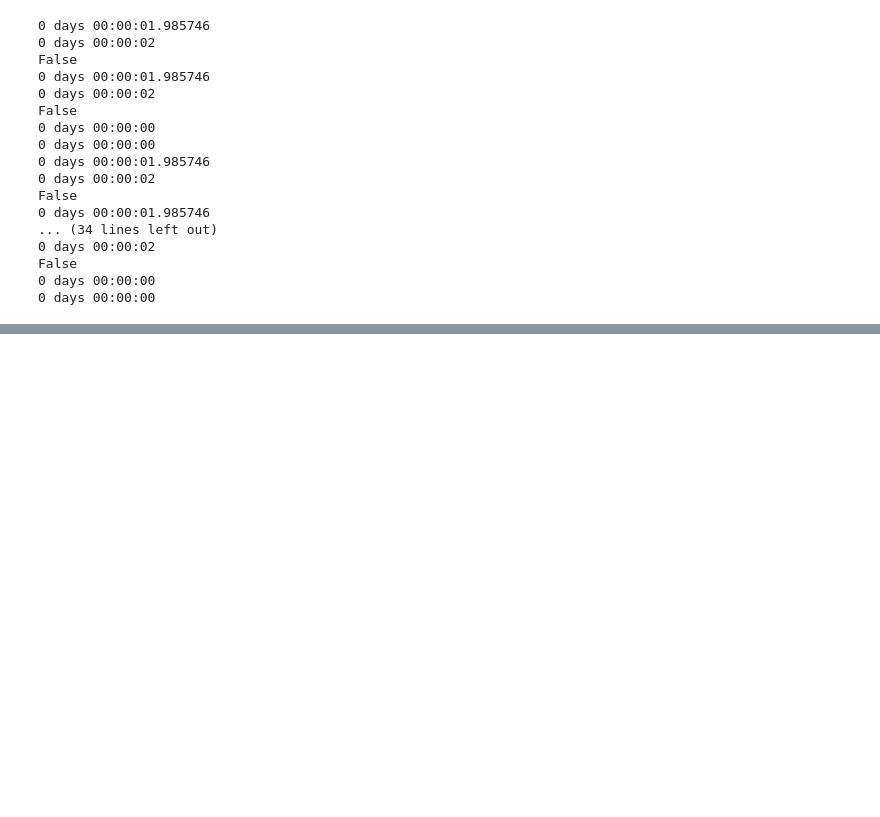
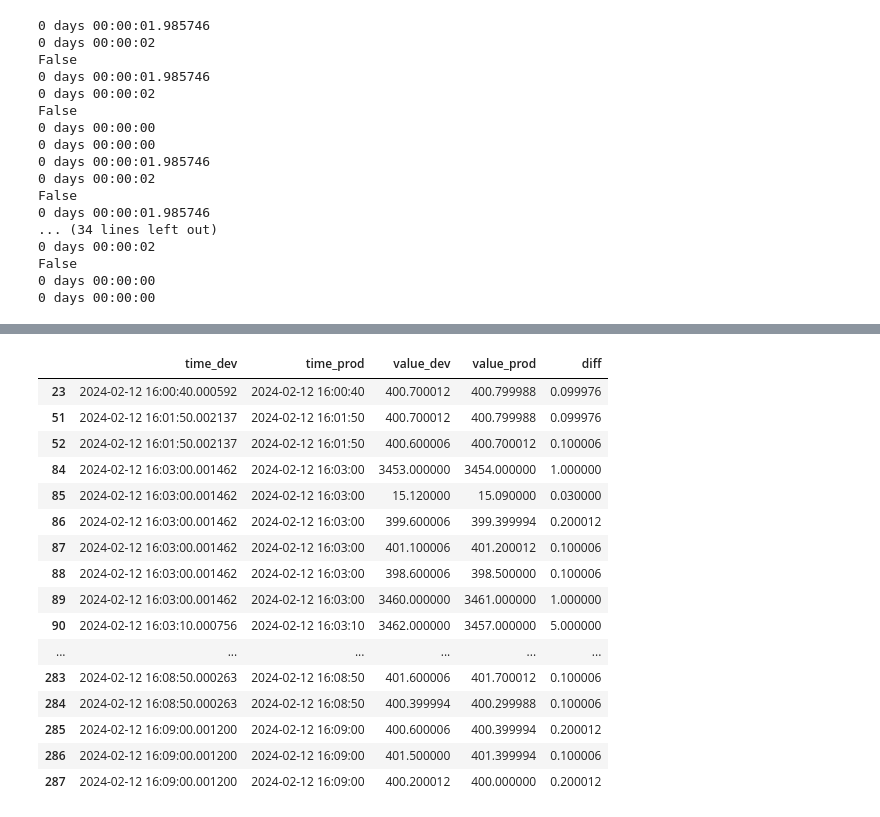
Before and after one commit to mateacvetkovic/Zavrsni-rad, a Jupyter notebook: usporedba/usporedba.ipynb, the cells around one changed output, grey strips where cells are left out. Cells and saved outputs as stored; diff of their text form; code cells hidden in the pictures; blank space fills up the shorter version.

```diff
--- a/usporedba/usporedba.ipynb
+++ b/usporedba/usporedba.ipynb
@@ -266,0 +320,20 @@ df
+# %%
+df[round(df['time_dev'].dt.second) == df['time_prod'].dt.second]
+# %% [output]
+|  | time_dev | time_prod | value_dev | value_prod | diff |
+| 23 | 2024-02-12 16:00:40.000592 | 2024-02-12 16:00:40 | 400.700012 | 400.799988 | 0.099976 |
+| 51 | 2024-02-12 16:01:50.002137 | 2024-02-12 16:01:50 | 400.700012 | 400.799988 | 0.099976 |
+| 52 | 2024-02-12 16:01:50.002137 | 2024-02-12 16:01:50 | 400.600006 | 400.700012 | 0.100006 |
+| 84 | 2024-02-12 16:03:00.001462 | 2024-02-12 16:03:00 | 3453.000000 | 3454.000000 | 1.000000 |
+| 85 | 2024-02-12 16:03:00.001462 | 2024-02-12 16:03:00 | 15.120000 | 15.090000 | 0.030000 |
+| 86 | 2024-02-12 16:03:00.001462 | 2024-02-12 16:03:00 | 399.600006 | 399.399994 | 0.200012 |
+| 87 | 2024-02-12 16:03:00.001462 | 2024-02-12 16:03:00 | 401.100006 | 401.200012 | 0.100006 |
+| 88 | 2024-02-12 16:03:00.001462 | 2024-02-12 16:03:00 | 398.600006 | 398.500000 | 0.100006 |
+| 89 | 2024-02-12 16:03:00.001462 | 2024-02-12 16:03:00 | 3460.000000 | 3461.000000 | 1.000000 |
+| 90 | 2024-02-12 16:03:10.000756 | 2024-02-12 16:03:10 | 3462.000000 | 3457.000000 | 5.000000 |
+| ... | ... | ... | ... | ... | ... |
+| 283 | 2024-02-12 16:08:50.000263 | 2024-02-12 16:08:50 | 401.600006 | 401.700012 | 0.100006 |
+| 284 | 2024-02-12 16:08:50.000263 | 2024-02-12 16:08:50 | 400.399994 | 400.299988 | 0.100006 |
+| 285 | 2024-02-12 16:09:00.001200 | 2024-02-12 16:09:00 | 400.600006 | 400.399994 | 0.200012 |
+| 286 | 2024-02-12 16:09:00.001200 | 2024-02-12 16:09:00 | 401.500000 | 401.399994 | 0.100006 |
+| 287 | 2024-02-12 16:09:00.001200 | 2024-02-12 16:09:00 | 400.200012 | 400.000000 | 0.200012 |
```
Also changed, not shown: parts of 7 cells of this notebook, 18 other files.
